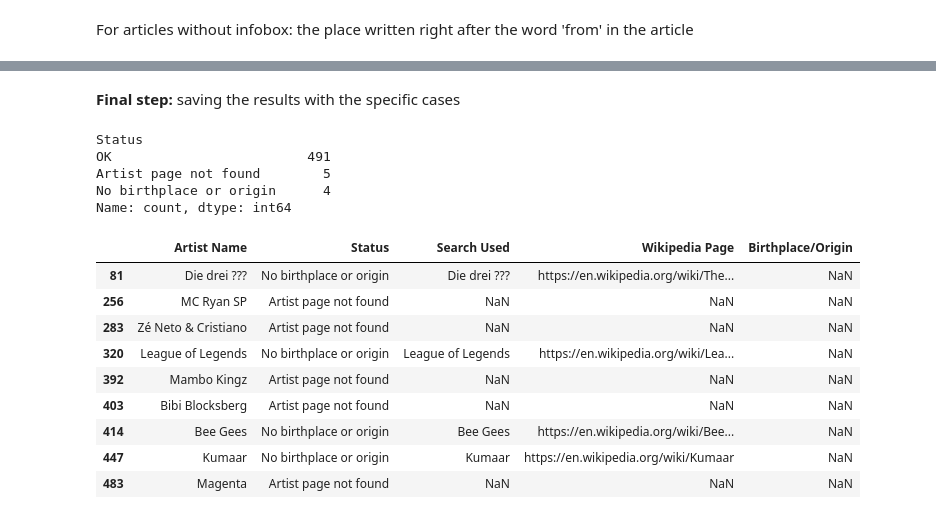
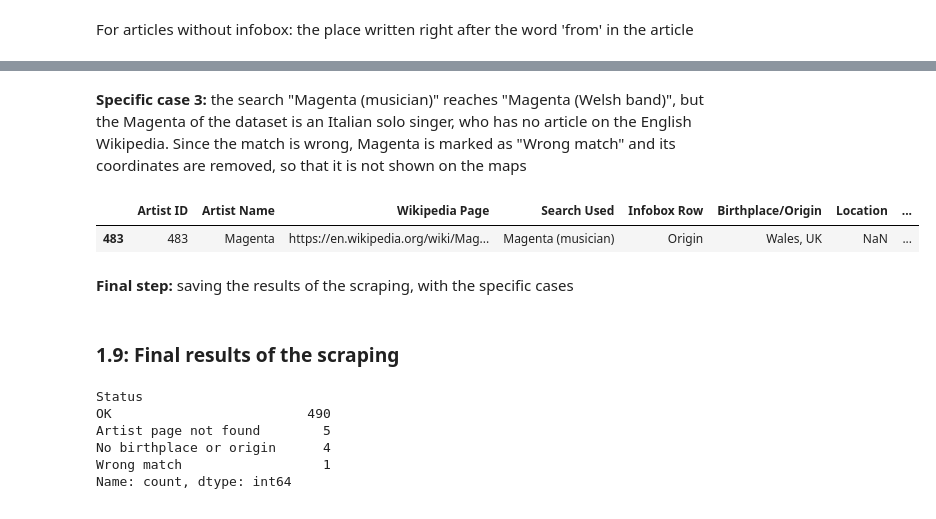
Before and after one commit to fabianaconstantino/pds_project, a Jupyter notebook: Group14_PDS_2627.ipynb, the cells around one changed output, grey strips where cells are left out. Cells and saved outputs as stored; diff of their text form; code cells hidden in the pictures.

Commit message:
4.2 part 3

```diff
--- a/Group14_PDS_2627.ipynb
+++ b/Group14_PDS_2627.ipynb
@@ -1012,6 +1009,9 @@ def search_from_main_page(browser, wait, query):
     # Wait until the title of the new page (element with id = "firstHeading") is loaded
     wait.until(EC.presence_of_element_located((By.ID, 'firstHeading')))
 
+    # Wait until the end of the page (the footer) is loaded, so that the infobox is already in the html
+    wait.until(EC.presence_of_element_located((By.ID, 'footer')))
+
     # Get the html of the page reached and parse it with BeautifulSoup
     return BeautifulSoup(browser.page_source, 'html.parser')
 # %% [markdown]
@@ -1108,6 +1108,10 @@ def get_place(soup, labels = ['Born', 'Origin']):
             if len(breaks) == 0:   # no line break: the place is not in the usual format, so try the next row ('Origin')
                 continue
             parts = list(breaks[-1].next_siblings)   # everything after the last line break
+            # If the last line is only a note in brackets, the place starts in the line before
+            last_line = ''.join(part.get_text() if hasattr(part, 'get_text') else str(part) for part in parts).strip()
+            if last_line.startswith('(') and len(breaks) >= 2:
+                parts = list(breaks[-2].next_siblings)
         else:
             parts = [cell]
 
@@ -1385,29 +1412,29 @@ locations[arrolladora]
 # %% [output]
 |  | Artist ID | Artist Name | Wikipedia Page | Search Used | Infobox Row | Birthplace/Origin | Location | ... |
 | 314 | 314 | La Arrolladora Banda El Limón De ... | https://en.wikipedia.org/wiki/La_... | La Arrolladora Banda El Limón De ... | Article text | Mazatlán, Sinaloa | Mazatlán | ... |
+# %% [markdown]
+**Specific case 3:** the search "Magenta (musician)" reaches "Magenta (Welsh band)", but the Magenta of the dataset is an Italian solo singer, who has no article on the English Wikipedia. Since the match is wrong, Magenta is marked as "Wrong match" and its coordinates are removed, so that it is not shown on the maps
+# %%
+magenta = locations['Artist Name'] == 'Magenta'
+locations.loc[magenta, ['Location', 'Latitude', 'Longitude']] = np.nan
+locations.loc[magenta, 'Status'] = 'Wrong match'
+locations[magenta]
+# %% [output]
+|  | Artist ID | Artist Name | Wikipedia Page | Search Used | Infobox Row | Birthplace/Origin | Location | ... |
+| 483 | 483 | Magenta | https://en.wikipedia.org/wiki/Mag... | Magenta (musician) | Origin | Wales, UK | NaN | ... |
 # %% [markdown]
-**Final step:** saving the results with the specific cases
+**Final step:** saving the results of the scraping, with the specific cases
 # %%
 locations.to_csv('artist_locations.csv', index = False)
-locations['Status'].value_counts()
-# %% [output]
-Status
-OK                         491
-Artist page not found        5
-No birthplace or origin      4
-Name: count, dtype: int64
-# %%
-# Artists without coordinates, and where the scraping stopped
-failed = locations[locations['Status'] != 'OK']
-failed[['Artist Name', 'Status', 'Search Used', 'Wikipedia Page', 'Birthplace/Origin']]
-# %% [output]
-|  | Artist Name | Status | Search Used | Wikipedia Page | Birthplace/Origin |
-| 81 | Die drei ??? | No birthplace or origin | Die drei ??? | https://en.wikipedia.org/wiki/The... | NaN |
-| 256 | MC Ryan SP | Artist page not found | NaN | NaN | NaN |
-| 283 | Zé Neto & Cristiano | Artist page not found | NaN | NaN | NaN |
-| 320 | League of Legends | No birthplace or origin | League of Legends | https://en.wikipedia.org/wiki/Lea... | NaN |
-| 392 | Mambo Kingz | Artist page not found | NaN | NaN | NaN |
-| 403 | Bibi Blocksberg | Artist page not found | NaN | NaN | NaN |
-| 414 | Bee Gees | No birthplace or origin | Bee Gees | https://en.wikipedia.org/wiki/Bee... | NaN |
-| 447 | Kumaar | No birthplace or origin | Kumaar | https://en.wikipedia.org/wiki/Kumaar | NaN |
-| 483 | Magenta | Artist page not found | NaN | NaN | NaN |
+# %% [markdown]
+### **1.9: Final results of the scraping**
+# %%
+locations = pd.read_csv('artist_locations.csv')
+locations['Status'].value_counts()
+# %% [output]
+Status
+OK                         490
+Artist page not found        5
+No birthplace or origin      4
+Wrong match                  1
+Name: count, dtype: int64
```
Also changed, not shown: parts of 27 cells of this notebook, 1 other file.
